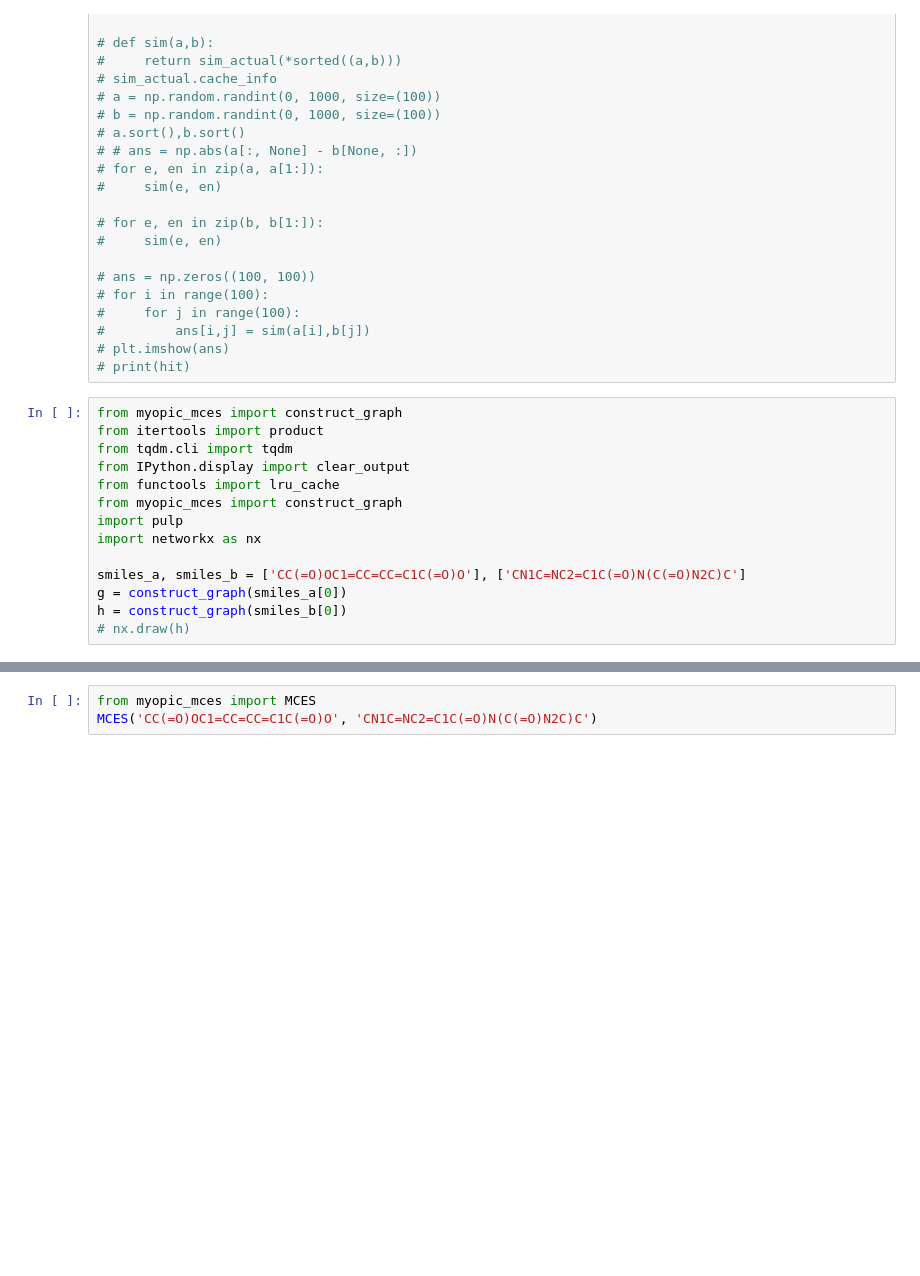
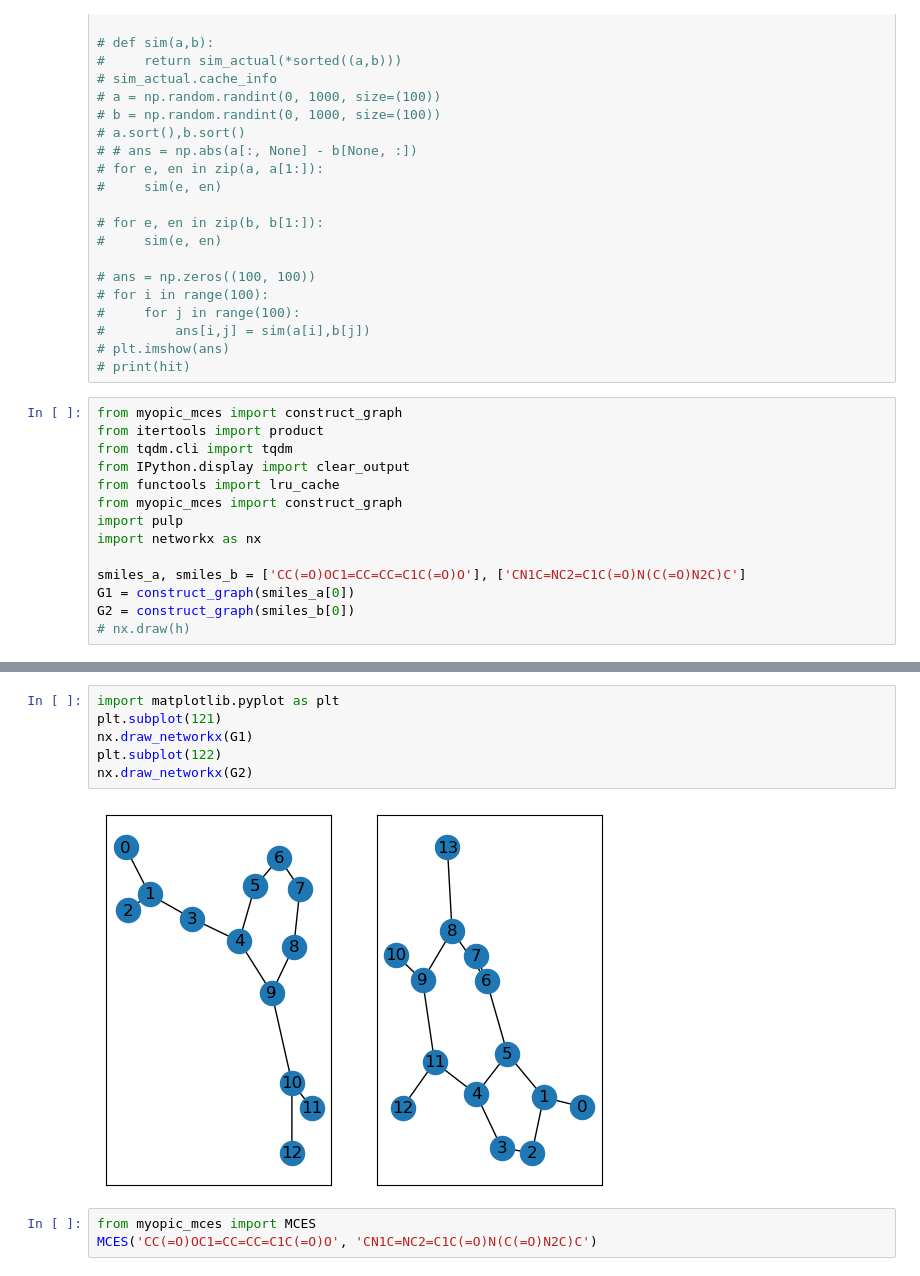
Before and after one commit to tornikeo/myopic-mces, a Jupyter notebook: distance_stuff.ipynb, the cells around one changed output, grey strips where cells are left out. Saved outputs shown, nothing was run; the diff lists cells and outputs as text; blank space fills up the shorter version.

Commit message:
Bit more graphing around

```diff
--- a/distance_stuff.ipynb
+++ b/distance_stuff.ipynb
@@ -48,6 +48,6 @@ import pulp
 import networkx as nx
 
 smiles_a, smiles_b = ['CC(=O)OC1=CC=CC=C1C(=O)O'], ['CN1C=NC2=C1C(=O)N(C(=O)N2C)C']
-g = construct_graph(smiles_a[0])
-h = construct_graph(smiles_b[0])
+G1 = construct_graph(smiles_a[0])
+G2 = construct_graph(smiles_b[0])
 # nx.draw(h)
@@ -54,3 +167,11 @@ h = construct_graph(smiles_b[0])
+# %%
+import matplotlib.pyplot as plt
+plt.subplot(121)
+nx.draw_networkx(G1)
+plt.subplot(122)
+nx.draw_networkx(G2)
+# %% [output]
+[figure, added]
 # %%
 from myopic_mces import MCES
 MCES('CC(=O)OC1=CC=CC=C1C(=O)O', 'CN1C=NC2=C1C(=O)N(C(=O)N2C)C')
```
Also changed, not shown: parts of 4 cells of this notebook, 2 other files.
